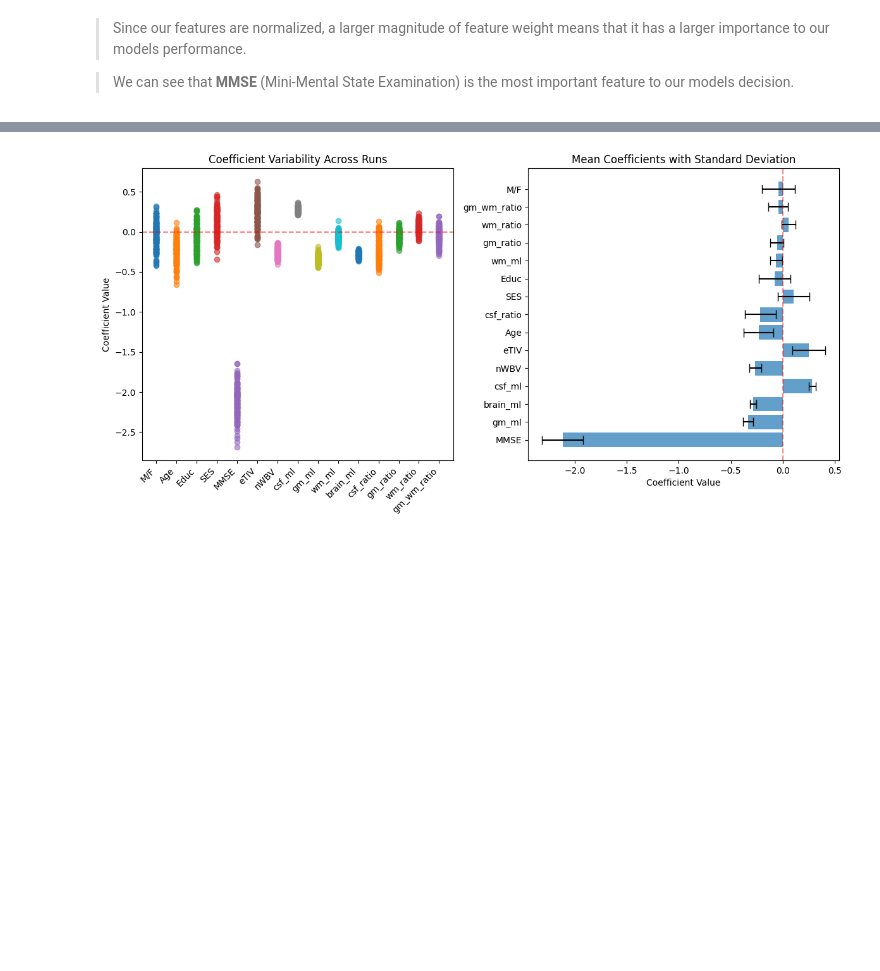
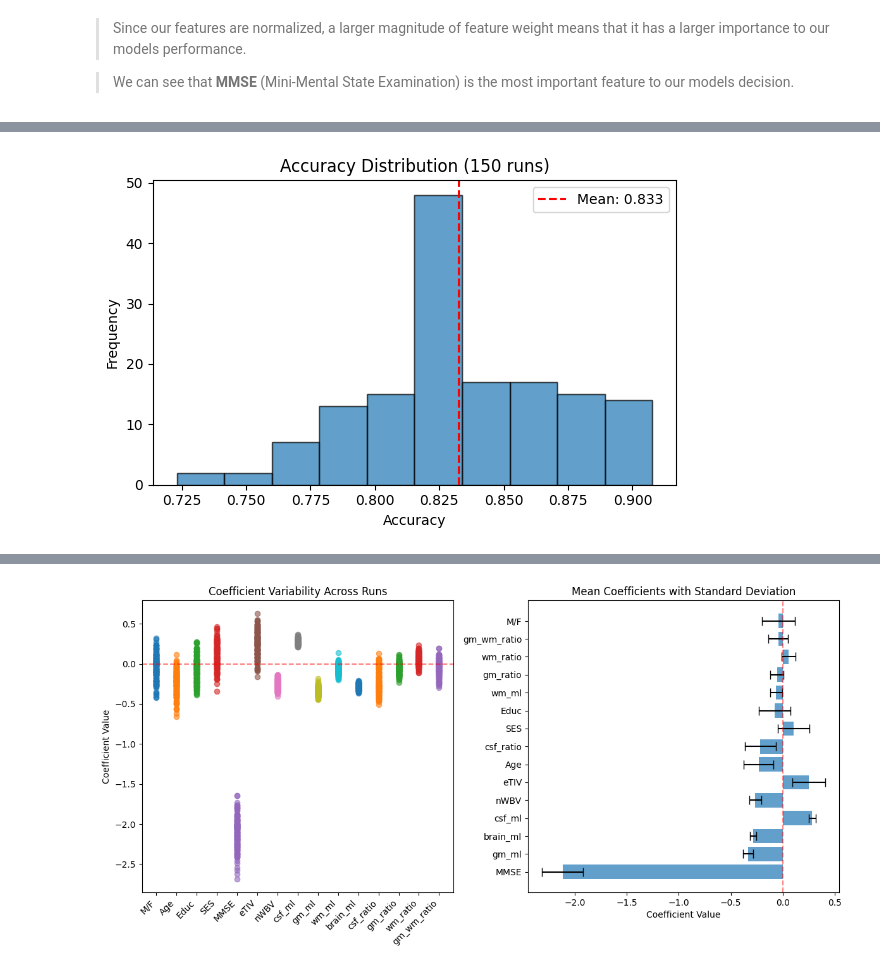
Before and after one commit to ctsnguyen/ResNet50-LogisticRegression-Dementia-Classification, a Jupyter notebook: LogisticRegression/Final_Logistic_Regression.ipynb, the cells around one changed output, grey strips where cells are left out. Drawn from its saved outputs; the diff is of its cells as text; code cells hidden in the pictures; blank space fills up the shorter version.

```diff
--- a/LogisticRegression/Final_Logistic_Regression.ipynb
+++ b/LogisticRegression/Final_Logistic_Regression.ipynb
@@ -301,0 +317,16 @@ Accuracy across 150 runs: 0.833 ± 0.039
+# %%
+# LLM used for visualizations
+fig, ax = plt.subplots(figsize=(6, 4))
+
+ax.hist(all_accuracies, bins=min(10, n_runs), alpha=0.7, edgecolor='black')
+ax.axvline(all_accuracies.mean(), linestyle='--', color='red', label=f'Mean: {all_accuracies.mean():.3f}')
+
+ax.set_xlabel('Accuracy')
+ax.set_ylabel('Frequency')
+ax.set_title(f'Accuracy Distribution ({n_runs} runs)')
+ax.legend()
+
+plt.tight_layout()
+plt.show()
+# %% [output]
+[figure, added]
```
Also changed, not shown: parts of 11 cells of this notebook.
